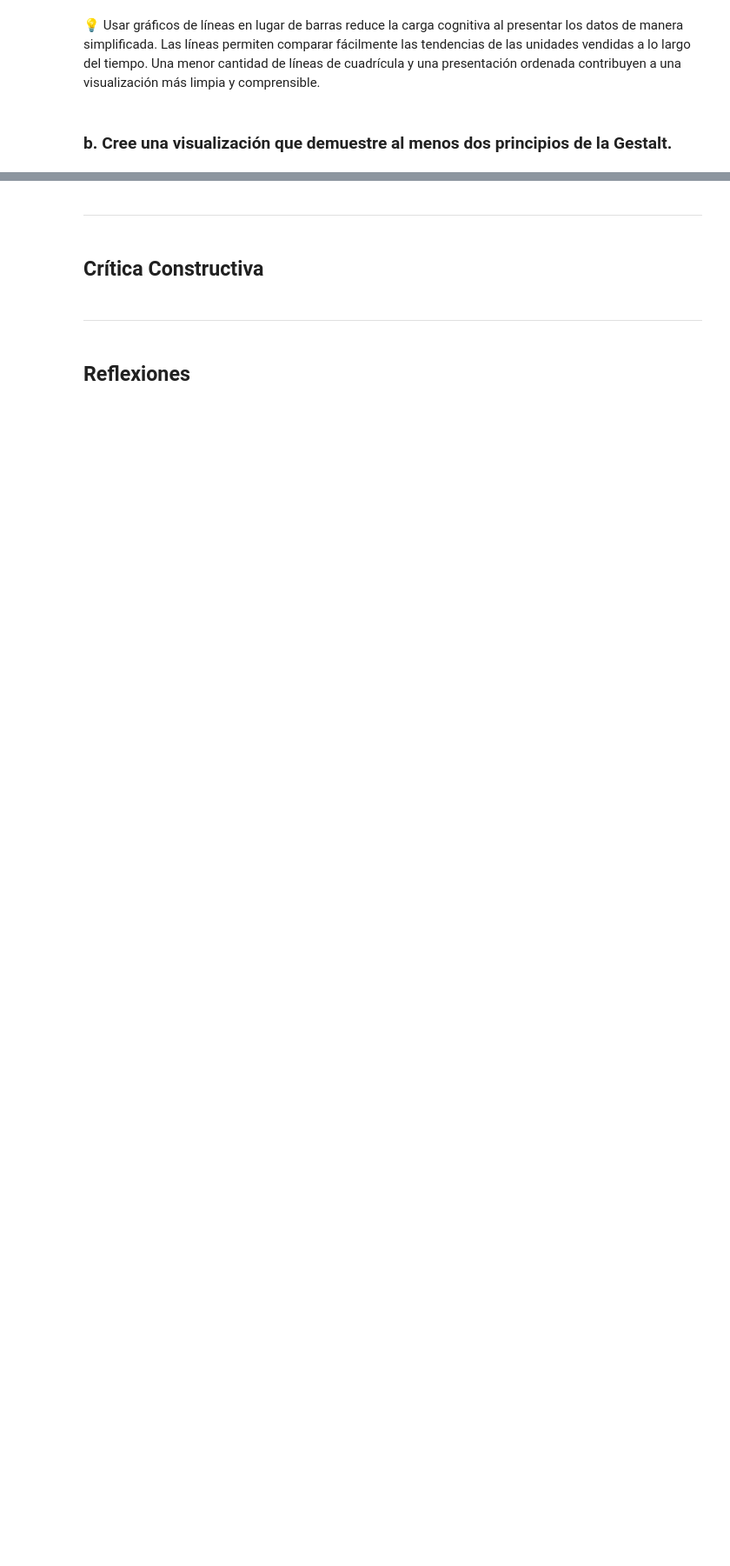
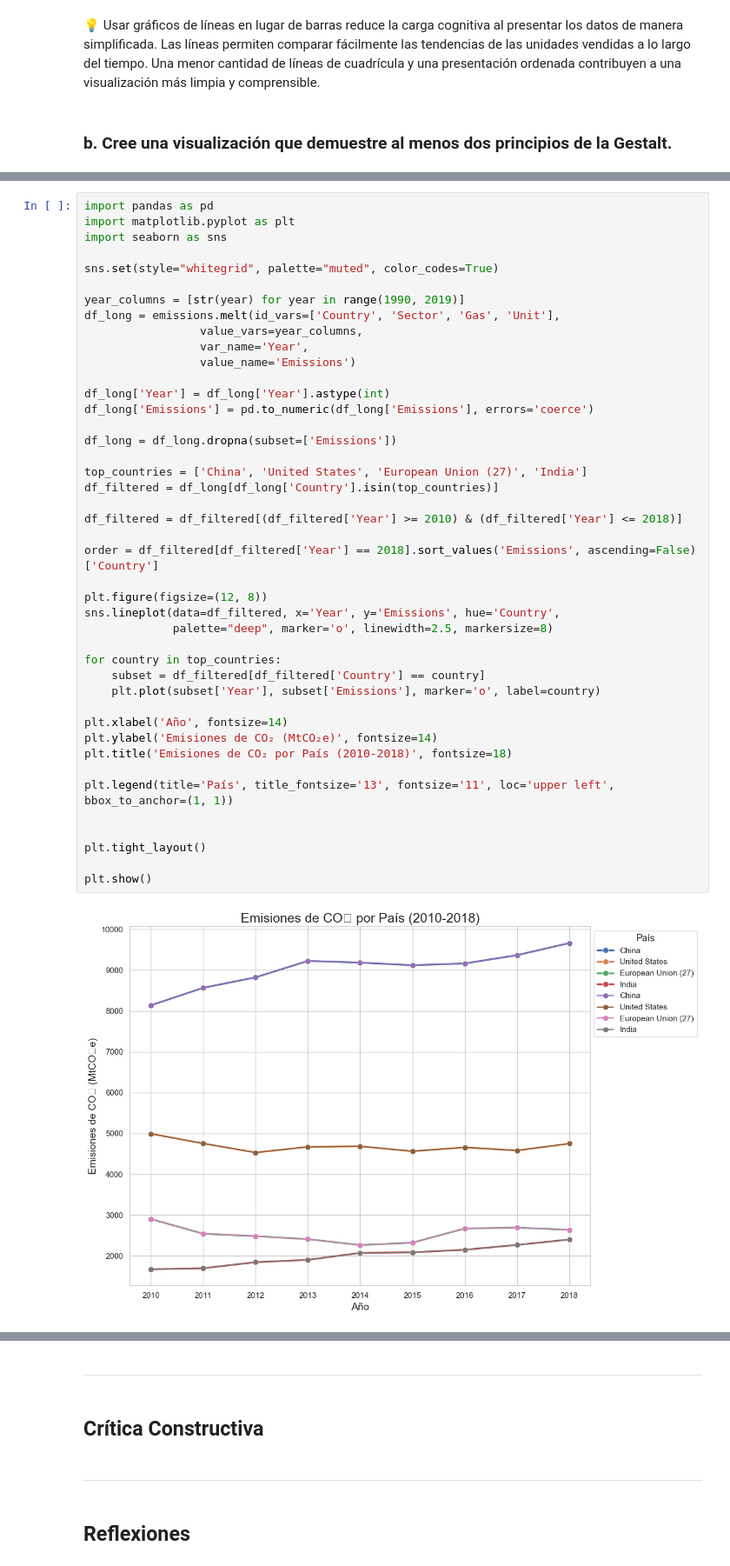
Before and after one commit to UVG-Works-Hub/data-visualization, a Jupyter notebook: visualization.ipynb, the cells around one changed output, grey strips where cells are left out. Shown at 87% size. Drawn from its saved outputs; the diff is of its cells as text; blank space fills up the shorter version.

```diff
--- a/visualization.ipynb
+++ b/visualization.ipynb
@@ -405,0 +477,45 @@ plt.show()
+# %%
+import pandas as pd
+import matplotlib.pyplot as plt
+import seaborn as sns
+
+sns.set(style="whitegrid", palette="muted", color_codes=True)
+
+year_columns = [str(year) for year in range(1990, 2019)]
+df_long = emissions.melt(id_vars=['Country', 'Sector', 'Gas', 'Unit'],
+                 value_vars=year_columns,
+                 var_name='Year',
+                 value_name='Emissions')
+
+df_long['Year'] = df_long['Year'].astype(int)
+df_long['Emissions'] = pd.to_numeric(df_long['Emissions'], errors='coerce')
+
+df_long = df_long.dropna(subset=['Emissions'])
+
+top_countries = ['China', 'United States', 'European Union (27)', 'India']
+df_filtered = df_long[df_long['Country'].isin(top_countries)]
+
+df_filtered = df_filtered[(df_filtered['Year'] >= 2010) & (df_filtered['Year'] <= 2018)]
+
+order = df_filtered[df_filtered['Year'] == 2018].sort_values('Emissions', ascending=False)['Country']
+
+plt.figure(figsize=(12, 8))
+sns.lineplot(data=df_filtered, x='Year', y='Emissions', hue='Country',
+             palette="deep", marker='o', linewidth=2.5, markersize=8)
+
+for country in top_countries:
+    subset = df_filtered[df_filtered['Country'] == country]
+    plt.plot(subset['Year'], subset['Emissions'], marker='o', label=country)
+
+plt.xlabel('Año', fontsize=14)
+plt.ylabel('Emisiones de CO₂ (MtCO₂e)', fontsize=14)
+plt.title('Emisiones de CO₂ por País (2010-2018)', fontsize=18)
+
+plt.legend(title='País', title_fontsize='13', fontsize='11', loc='upper left', bbox_to_anchor=(1, 1))
+
+
+plt.tight_layout()
+
+plt.show()
+# %% [output]
+[figure, added]
```
Also changed, not shown: parts of 14 cells of this notebook.
